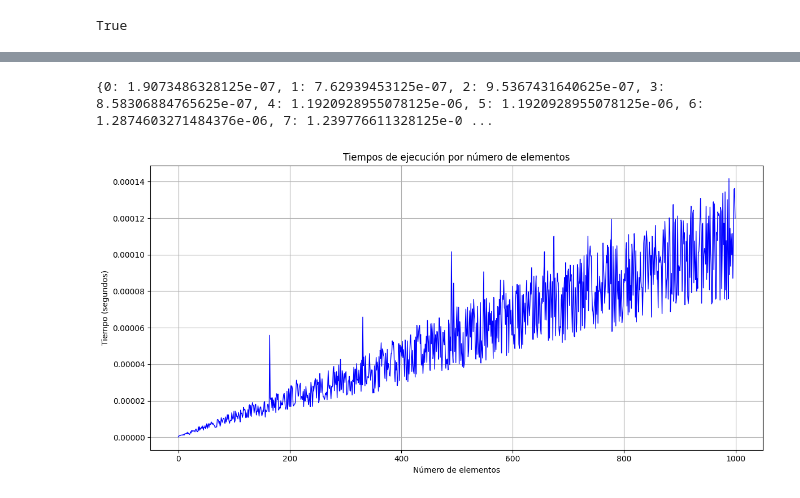
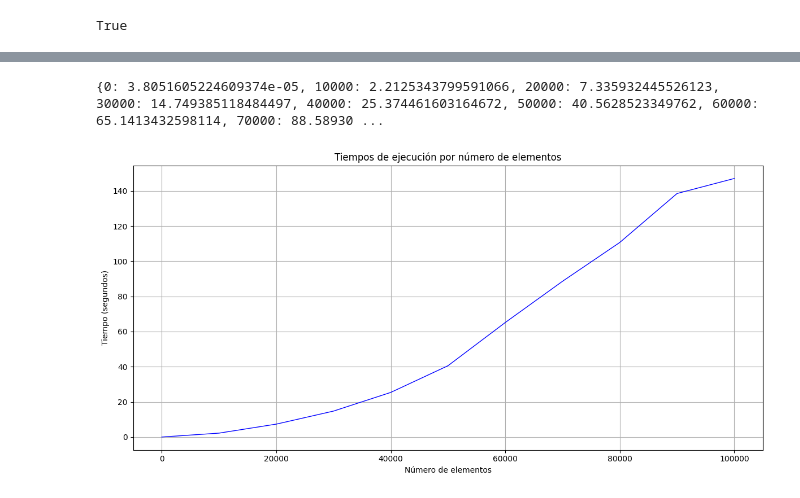
Before and after one commit to Samuel10201/ED2-PF-202510, a Jupyter notebook: threads_sockets/sql_connection.ipynb, the cells around one changed output, grey strips where cells are left out. Drawn from its saved outputs; the diff is of its cells as text; code cells hidden in the pictures.

```diff
--- a/threads_sockets/sql_connection.ipynb
+++ b/threads_sockets/sql_connection.ipynb
@@ -143,37 +143,37 @@ def insertion(lista):
             lista[j + 1] = lista[j]
             j -= 1
         lista[j + 1] = actual
     return lista
 
 #Insercion
 def tiempo_insercion():
     diccionario_total={}
     for j in range(5):
         diccionario={}
         r=0
         lista_objetos_tipo_fila=[]
-        for i in range(1000):
+        for i in range(0,100001,10000):
             while(r<=i):
                 lista_objetos_tipo_fila.append(lista_objetos_general[r])
                 r+=1
             lista_a_usar=lista_objetos_tipo_fila
             start = time.time()
             insertion(lista_a_usar)
             stop= time.time()
             diccionario[i]=stop-start
 
         diccionario_total[j]=diccionario
-
+    Insercion={}
     promedio(diccionario_total,Insercion)
     graficador(Insercion,"Insercion")
     rearmarJSON(lista_a_usar,"Insercion")
     return Insercion
 
 Insercion=tiempo_insercion()
 print(Insercion)
 # %% [output]
-{0: 1.9073486328125e-07, 1: 7.62939453125e-07, 2: 9.5367431640625e-07, 3: 8.58306884765625e-07, 4: 1.1920928955078125e-06, 5: 1.1920928955078125e-06, 6: 1.2874603271484376e-06, 7: 1.239776611328125e-0 ...
+{0: 3.8051605224609374e-05, 10000: 2.2125343799591066, 20000: 7.335932445526123, 30000: 14.749385118484497, 40000: 25.374461603164672, 50000: 40.5628523349762, 60000: 65.1413432598114, 70000: 88.58930 ...
-[figure, old version]
+[figure, new version]
 # %%
 def bubble_sort(lista):
     n = len(lista)
```
Also changed, not shown: parts of 6 cells of this notebook, 20 other files.
